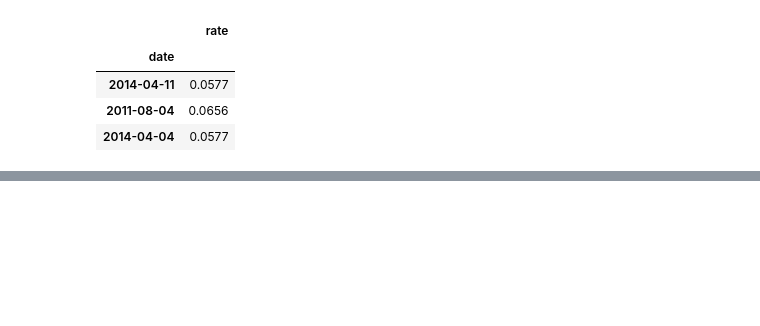
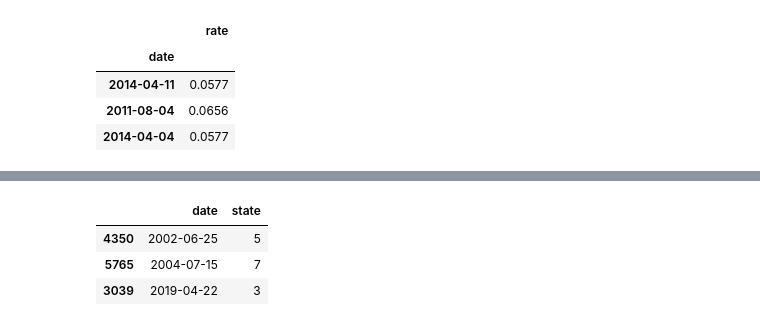
Before and after one commit to ibestrace/folio, a Jupyter notebook: Macro_Strategy_TAA.ipynb, the cells around one changed output, grey strips where cells are left out. Saved outputs shown, nothing was run; the diff lists cells and outputs as text; code cells hidden in the pictures; blank space fills up the shorter version.

```diff
--- a/Macro_Strategy_TAA.ipynb
+++ b/Macro_Strategy_TAA.ipynb
@@ -295,0 +319,11 @@ chart
+# %%
+import pandas as pd
+states_timeline = pd.read_excel('data/MSTAA_data/states.xlsx',
+                                sheet_name='states_timeline',
+                                parse_dates=True)
+states_timeline.sample(3)
+# %% [output]
+|  | date | state |
+| 4350 | 2002-06-25 | 5 |
+| 5765 | 2004-07-15 | 7 |
+| 3039 | 2019-04-22 | 3 |
```
Also changed, not shown: parts of 4 cells of this notebook, 2 other files.
